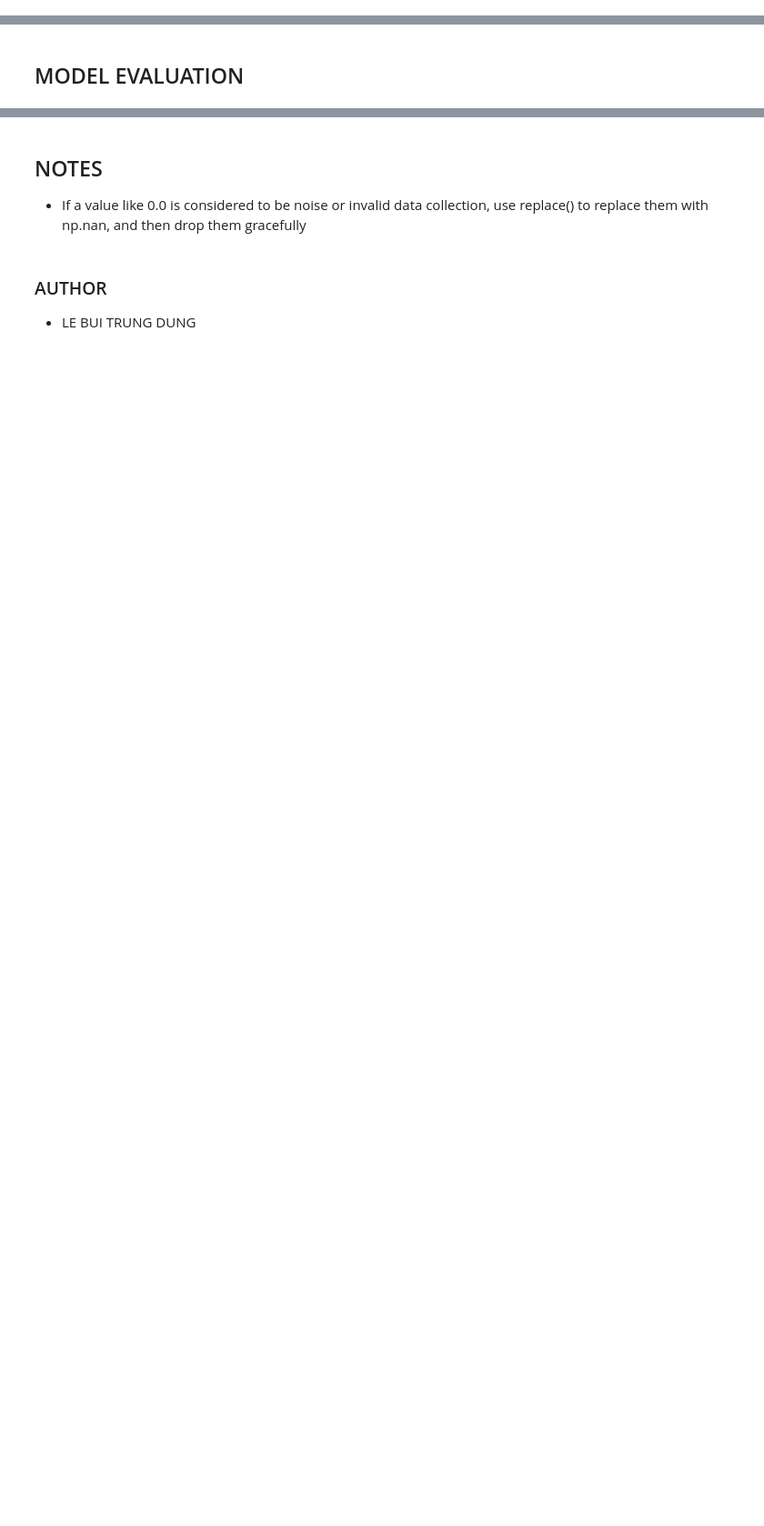
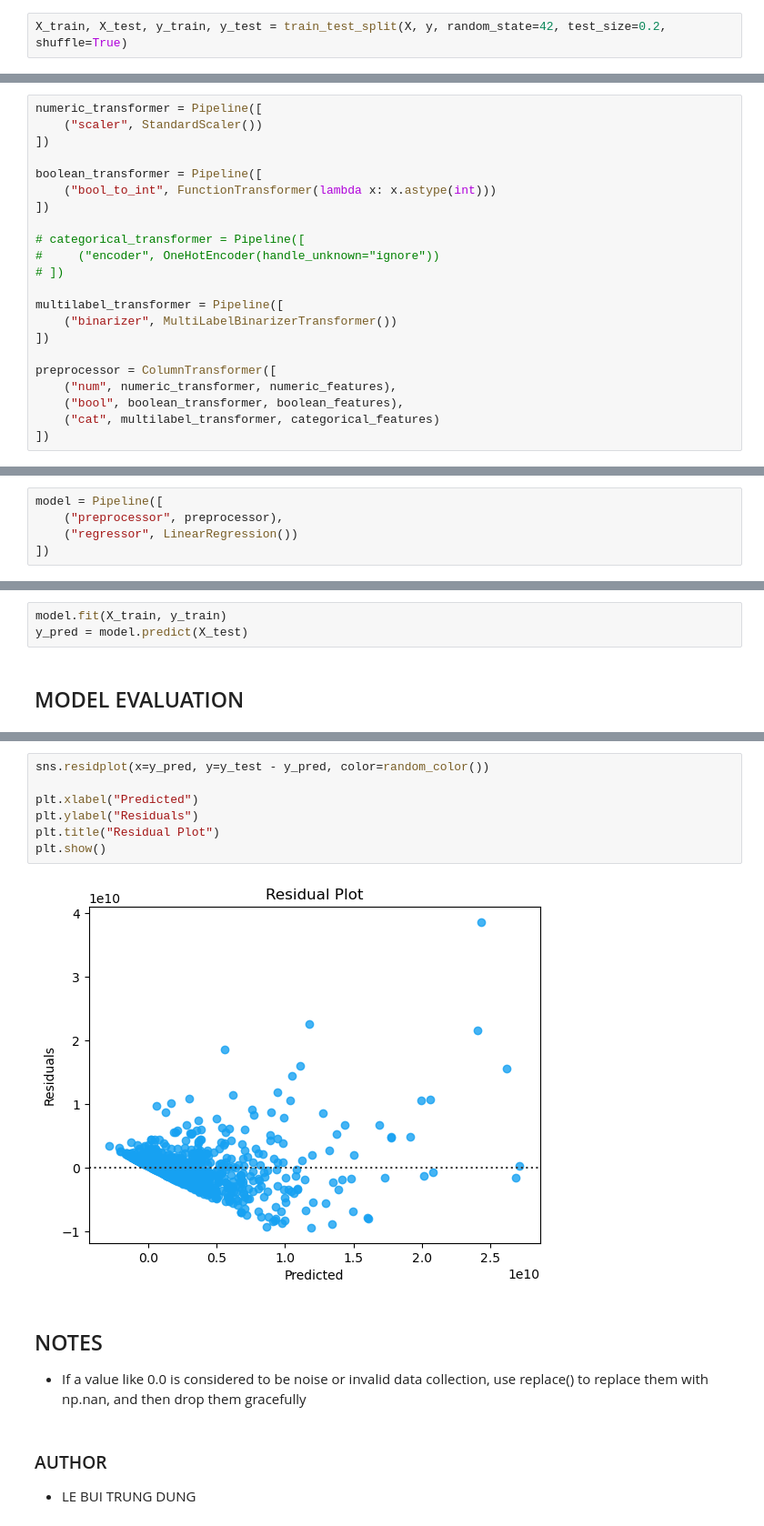
Before and after one commit to Duyduide/Movie-recommendation, a Jupyter notebook: notebooks/regression/model.ipynb, the cells around one changed output, grey strips where cells are left out. Shown at 91% size. Saved outputs shown, nothing was run; the diff lists cells and outputs as text; blank space fills up the shorter version.

```diff
--- a/notebooks/regression/model.ipynb
+++ b/notebooks/regression/model.ipynb
@@ -242,0 +420,2 @@ print_df(df)
+# %%
+X_train, X_test, y_train, y_test = train_test_split(X, y, random_state=42, test_size=0.2, shuffle=True)
@@ -242,0 +462,22 @@ print_df(df)
+# %%
+numeric_transformer = Pipeline([
+    ("scaler", StandardScaler())
+])
+
+boolean_transformer = Pipeline([
+    ("bool_to_int", FunctionTransformer(lambda x: x.astype(int)))
+])
+
+# categorical_transformer = Pipeline([
+#     ("encoder", OneHotEncoder(handle_unknown="ignore"))
+# ])
+
+multilabel_transformer = Pipeline([
+    ("binarizer", MultiLabelBinarizerTransformer())
+])
+
+preprocessor = ColumnTransformer([
+    ("num", numeric_transformer, numeric_features),
+    ("bool", boolean_transformer, boolean_features),
+    ("cat", multilabel_transformer, categorical_features)
+])
@@ -242,0 +486,5 @@ print_df(df)
+# %%
+model = Pipeline([
+    ("preprocessor", preprocessor),
+    ("regressor", LinearRegression())
+])
@@ -243,2 +493,5 @@ print_df(df)
+# %%
+model.fit(X_train, y_train)
+y_pred = model.predict(X_test)
 # %% [markdown]
 ## MODEL EVALUATION
@@ -247,3 +507,12 @@ print_df(df)
+# %%
+sns.residplot(x=y_pred, y=y_test - y_pred, color=random_color())
+
+plt.xlabel("Predicted")
+plt.ylabel("Residuals")
+plt.title("Residual Plot")
+plt.show()
+# %% [output]
+[figure, added]
 # %% [markdown]
 ## NOTES
 - If a value like 0.0 is considered to be noise or invalid data collection, use replace() to replace them with np.nan, and then drop them gracefully
```
Also changed, not shown: parts of 39 cells of this notebook.
